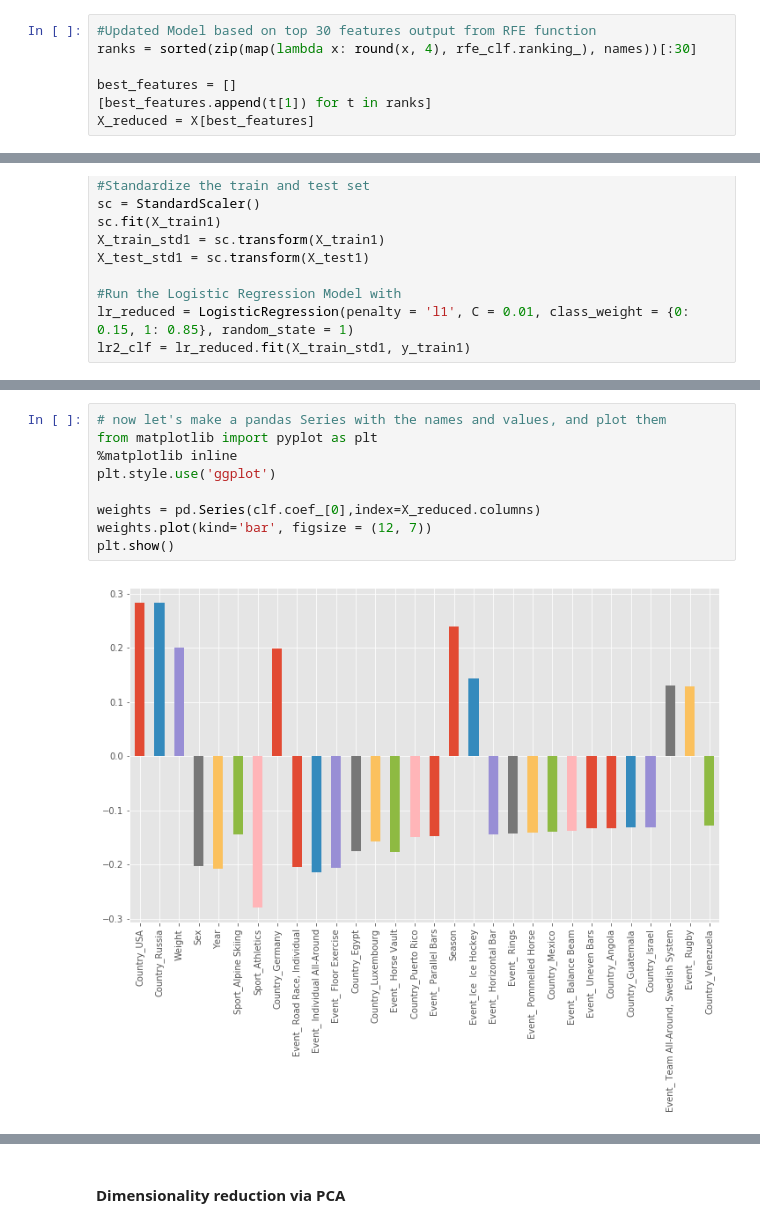
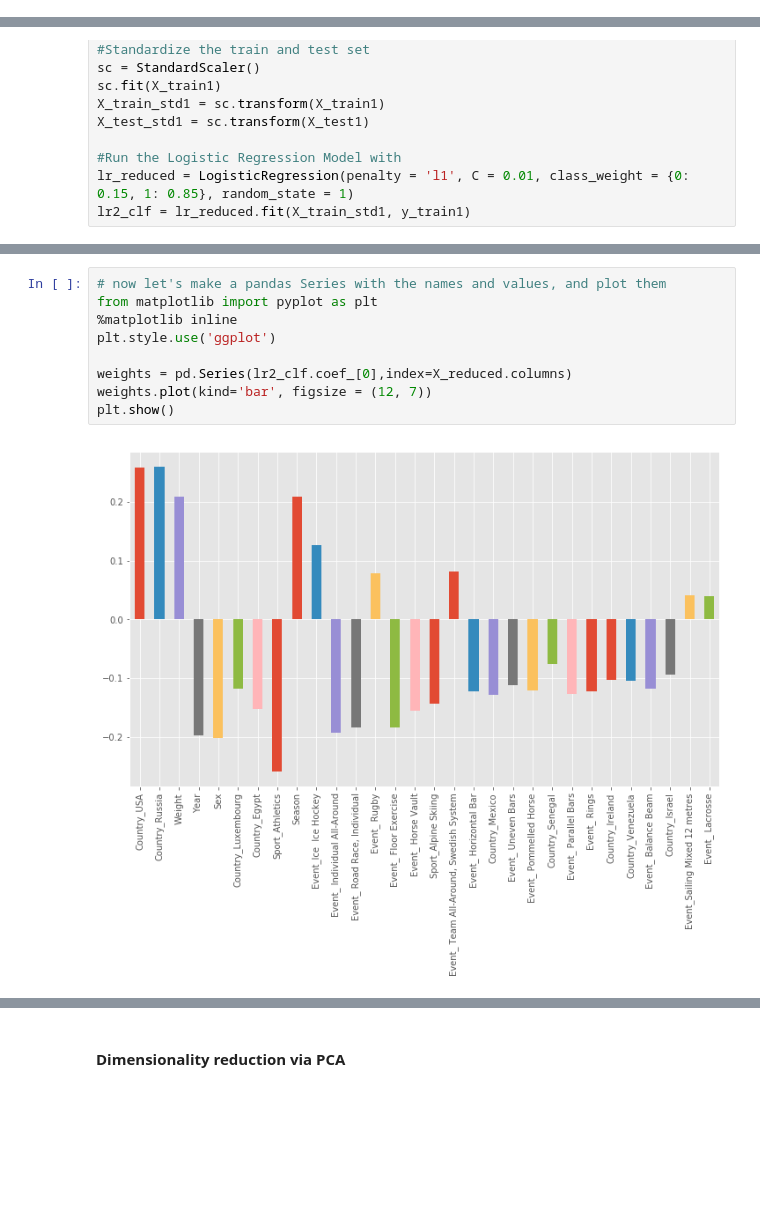
Before and after one commit to i4a/olympics, a Jupyter notebook: MiniLab.ipynb, the cells around one changed output, grey strips where cells are left out. Drawn from its saved outputs; the diff is of its cells as text; blank space fills up the shorter version.

```diff
--- a/MiniLab.ipynb
+++ b/MiniLab.ipynb
@@ -391,10 +391,3 @@ Fitting estimator with 782 features.
 print("Features sorted by their rank:")
 names = X.columns
 sorted(zip(map(lambda x: round(x, 4), rfe_clf.ranking_), names))
-# %%
-#Updated Model based on top 30 features output from RFE function
-ranks = sorted(zip(map(lambda x: round(x, 4), rfe_clf.ranking_), names))[:30]
-
-best_features = []
-[best_features.append(t[1]) for t in ranks]
-X_reduced = X[best_features]
@@ -580,12 +578,12 @@ Country_Venezuela has weight of -0.128132626401
 # %%
 # now let's make a pandas Series with the names and values, and plot them
 from matplotlib import pyplot as plt
 %matplotlib inline
 plt.style.use('ggplot')
 
-weights = pd.Series(clf.coef_[0],index=X_reduced.columns)
+weights = pd.Series(lr2_clf.coef_[0],index=X_reduced.columns)
 weights.plot(kind='bar', figsize = (12, 7))
 plt.show()
 # %% [output]
-[figure, old version]
+[figure, new version]
 # %% [markdown]
```
Also changed, not shown: parts of 13 cells of this notebook, 1 other file.
